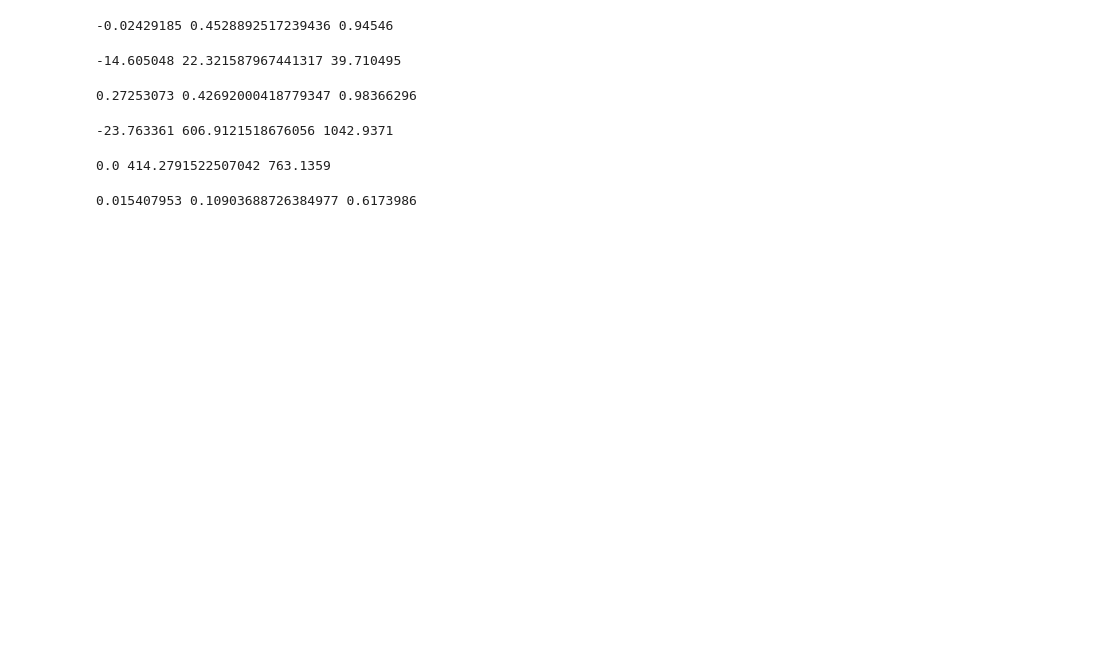
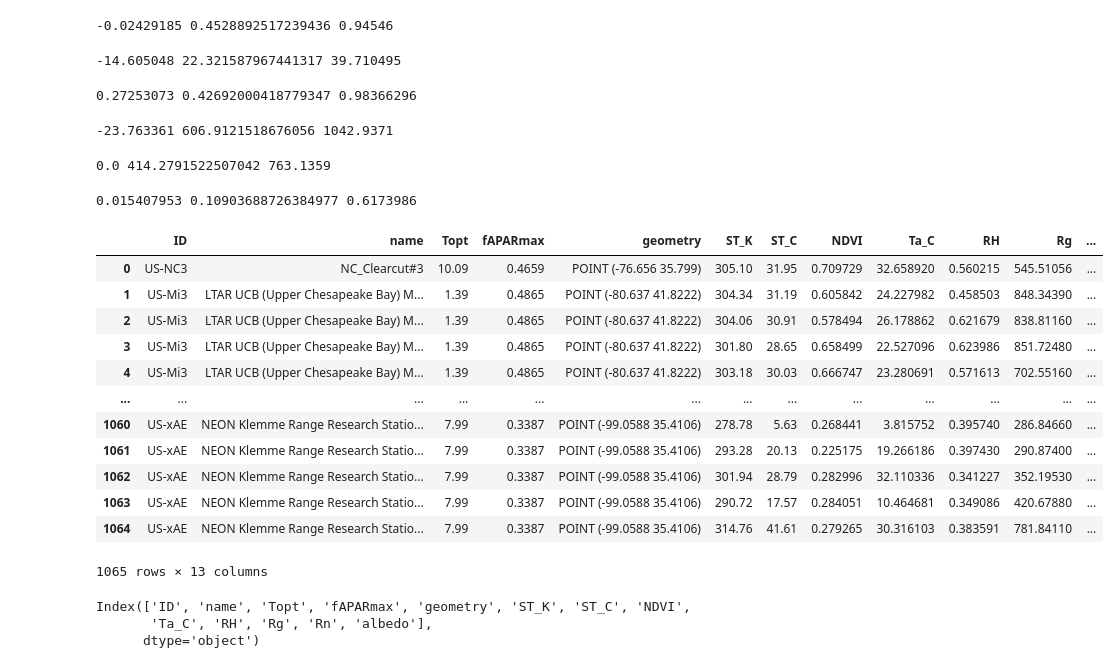
Before and after one commit to JPL-Evapotranspiration-Algorithms/PT-JPL, a Jupyter notebook: Tower Input Data.ipynb, the cells around one changed output. Saved outputs shown, nothing was run; the diff lists cells and outputs as text; code cells hidden in the pictures; blank space fills up the shorter version.

Commit message:
cal/val table processing

```diff
--- a/Tower Input Data.ipynb
+++ b/Tower Input Data.ipynb
@@ -269,3 +269,25 @@ model_inputs_df["albedo"] = albedo
 print(np.nanmin(albedo), np.nanmean(albedo), np.nanmax(albedo))
 # %% [output]
 0.015407953 0.10903688726384977 0.6173986
+# %%
+model_inputs_df
+# %% [output]
+|  | ID | name | Topt | fAPARmax | geometry | ST_K | ST_C | NDVI | Ta_C | RH | Rg | ... |
+| 0 | US-NC3 | NC_Clearcut#3 | 10.09 | 0.4659 | POINT (-76.656 35.799) | 305.10 | 31.95 | 0.709729 | 32.658920 | 0.560215 | 545.51056 | ... |
+| 1 | US-Mi3 | LTAR UCB (Upper Chesapeake Bay) M... | 1.39 | 0.4865 | POINT (-80.637 41.8222) | 304.34 | 31.19 | 0.605842 | 24.227982 | 0.458503 | 848.34390 | ... |
+| 2 | US-Mi3 | LTAR UCB (Upper Chesapeake Bay) M... | 1.39 | 0.4865 | POINT (-80.637 41.8222) | 304.06 | 30.91 | 0.578494 | 26.178862 | 0.621679 | 838.81160 | ... |
+| 3 | US-Mi3 | LTAR UCB (Upper Chesapeake Bay) M... | 1.39 | 0.4865 | POINT (-80.637 41.8222) | 301.80 | 28.65 | 0.658499 | 22.527096 | 0.623986 | 851.72480 | ... |
+| 4 | US-Mi3 | LTAR UCB (Upper Chesapeake Bay) M... | 1.39 | 0.4865 | POINT (-80.637 41.8222) | 303.18 | 30.03 | 0.666747 | 23.280691 | 0.571613 | 702.55160 | ... |
+| ... | ... | ... | ... | ... | ... | ... | ... | ... | ... | ... | ... | ... |
+| 1060 | US-xAE | NEON Klemme Range Research Statio... | 7.99 | 0.3387 | POINT (-99.0588 35.4106) | 278.78 | 5.63 | 0.268441 | 3.815752 | 0.395740 | 286.84660 | ... |
+| 1061 | US-xAE | NEON Klemme Range Research Statio... | 7.99 | 0.3387 | POINT (-99.0588 35.4106) | 293.28 | 20.13 | 0.225175 | 19.266186 | 0.397430 | 290.87400 | ... |
+| 1062 | US-xAE | NEON Klemme Range Research Statio... | 7.99 | 0.3387 | POINT (-99.0588 35.4106) | 301.94 | 28.79 | 0.282996 | 32.110336 | 0.341227 | 352.19530 | ... |
+| 1063 | US-xAE | NEON Klemme Range Research Statio... | 7.99 | 0.3387 | POINT (-99.0588 35.4106) | 290.72 | 17.57 | 0.284051 | 10.464681 | 0.349086 | 420.67880 | ... |
+| 1064 | US-xAE | NEON Klemme Range Research Statio... | 7.99 | 0.3387 | POINT (-99.0588 35.4106) | 314.76 | 41.61 | 0.279265 | 30.316103 | 0.383591 | 781.84110 | ... |
+1065 rows × 13 columns
+# %%
+model_inputs_df.keys()
+# %% [output]
+Index(['ID', 'name', 'Topt', 'fAPARmax', 'geometry', 'ST_K', 'ST_C', 'NDVI',
+       'Ta_C', 'RH', 'Rg', 'Rn', 'albedo'],
+      dtype='object')
```
Also changed, not shown: parts of 3 cells of this notebook.
